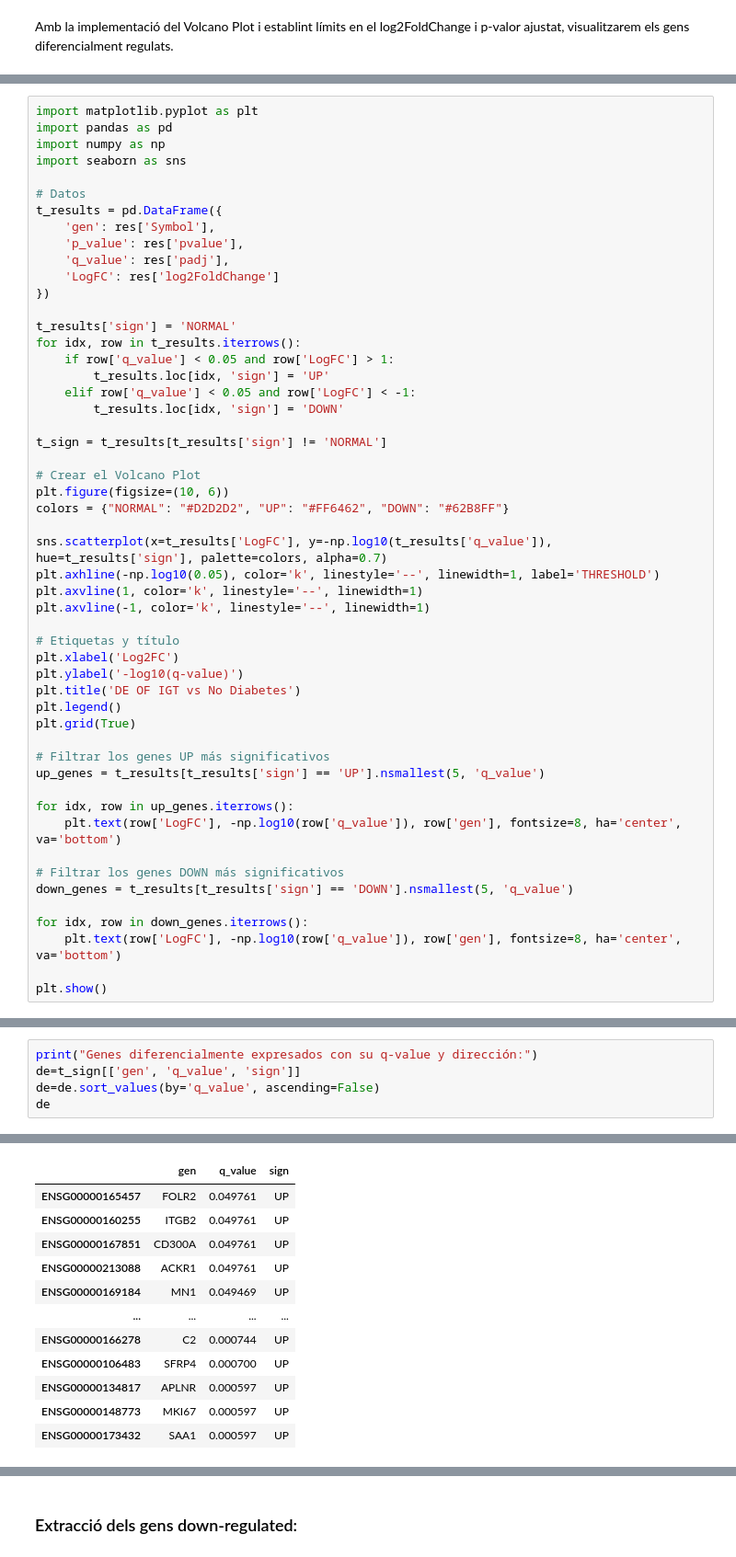
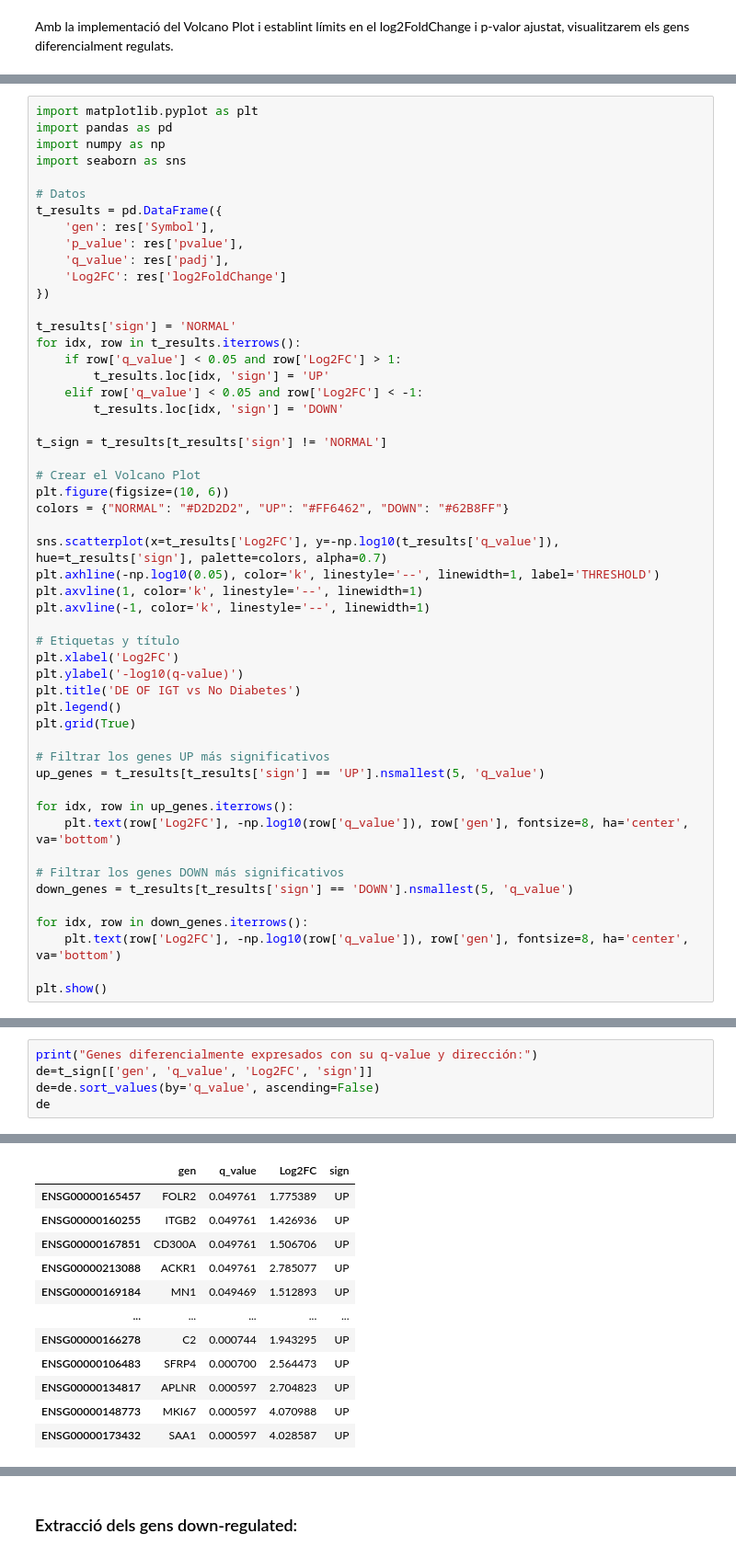
Before and after one commit to NoeGrageraJimenez/TFG, a Jupyter notebook: TFG_Study/Transcriptòmic_study/DEG IGT vs ND.ipynb, the cells around one changed output, grey strips where cells are left out. Shown at 92% size. Saved outputs shown, nothing was run; the diff lists cells and outputs as text.

```diff
--- a/TFG_Study/Transcriptòmic_study/DEG IGT vs ND.ipynb
+++ b/TFG_Study/Transcriptòmic_study/DEG IGT vs ND.ipynb
@@ -631,14 +628,14 @@ t_results = pd.DataFrame({
     'gen': res['Symbol'],
     'p_value': res['pvalue'],
     'q_value': res['padj'],
-    'LogFC': res['log2FoldChange']
+    'Log2FC': res['log2FoldChange']
 })
 
 t_results['sign'] = 'NORMAL'
 for idx, row in t_results.iterrows():
-    if row['q_value'] < 0.05 and row['LogFC'] > 1:
+    if row['q_value'] < 0.05 and row['Log2FC'] > 1:
         t_results.loc[idx, 'sign'] = 'UP'
-    elif row['q_value'] < 0.05 and row['LogFC'] < -1:
+    elif row['q_value'] < 0.05 and row['Log2FC'] < -1:
         t_results.loc[idx, 'sign'] = 'DOWN'
 
 t_sign = t_results[t_results['sign'] != 'NORMAL']
@@ -647,7 +644,7 @@ t_sign = t_results[t_results['sign'] != 'NORMAL']
 plt.figure(figsize=(10, 6))
 colors = {"NORMAL": "#D2D2D2", "UP": "#FF6462", "DOWN": "#62B8FF"}
 
-sns.scatterplot(x=t_results['LogFC'], y=-np.log10(t_results['q_value']), hue=t_results['sign'], palette=colors, alpha=0.7)
+sns.scatterplot(x=t_results['Log2FC'], y=-np.log10(t_results['q_value']), hue=t_results['sign'], palette=colors, alpha=0.7)
 plt.axhline(-np.log10(0.05), color='k', linestyle='--', linewidth=1, label='THRESHOLD')
 plt.axvline(1, color='k', linestyle='--', linewidth=1)
 plt.axvline(-1, color='k', linestyle='--', linewidth=1)
@@ -663,13 +660,13 @@ plt.grid(True)
 up_genes = t_results[t_results['sign'] == 'UP'].nsmallest(5, 'q_value')
 
 for idx, row in up_genes.iterrows():
-    plt.text(row['LogFC'], -np.log10(row['q_value']), row['gen'], fontsize=8, ha='center', va='bottom')
+    plt.text(row['Log2FC'], -np.log10(row['q_value']), row['gen'], fontsize=8, ha='center', va='bottom')
 
 # Filtrar los genes DOWN más significativos
 down_genes = t_results[t_results['sign'] == 'DOWN'].nsmallest(5, 'q_value')
 
 for idx, row in down_genes.iterrows():
-    plt.text(row['LogFC'], -np.log10(row['q_value']), row['gen'], fontsize=8, ha='center', va='bottom')
+    plt.text(row['Log2FC'], -np.log10(row['q_value']), row['gen'], fontsize=8, ha='center', va='bottom')
 
 plt.show()
 # %% [output]
@@ -677,19 +676,19 @@ plt.show()
 # %%
 print("Genes diferencialmente expresados con su q-value y dirección:")
-de=t_sign[['gen', 'q_value', 'sign']]
+de=t_sign[['gen', 'q_value', 'Log2FC', 'sign']]
 de=de.sort_values(by='q_value', ascending=False)
 de
 # %% [output]
 Genes diferencialmente expresados con su q-value y dirección:
-|  | gen | q_value | sign |
-| ENSG00000165457 | FOLR2 | 0.049761 | UP |
-| ENSG00000160255 | ITGB2 | 0.049761 | UP |
-| ENSG00000167851 | CD300A | 0.049761 | UP |
-| ENSG00000213088 | ACKR1 | 0.049761 | UP |
-| ENSG00000169184 | MN1 | 0.049469 | UP |
-| ... | ... | ... | ... |
-| ENSG00000166278 | C2 | 0.000744 | UP |
-| ENSG00000106483 | SFRP4 | 0.000700 | UP |
-| ENSG00000134817 | APLNR | 0.000597 | UP |
-| ENSG00000148773 | MKI67 | 0.000597 | UP |
-| ENSG00000173432 | SAA1 | 0.000597 | UP |
+|  | gen | q_value | Log2FC | sign |
+| ENSG00000165457 | FOLR2 | 0.049761 | 1.775389 | UP |
+| ENSG00000160255 | ITGB2 | 0.049761 | 1.426936 | UP |
+| ENSG00000167851 | CD300A | 0.049761 | 1.506706 | UP |
+| ENSG00000213088 | ACKR1 | 0.049761 | 2.785077 | UP |
+| ENSG00000169184 | MN1 | 0.049469 | 1.512893 | UP |
+| ... | ... | ... | ... | ... |
+| ENSG00000166278 | C2 | 0.000744 | 1.943295 | UP |
+| ENSG00000106483 | SFRP4 | 0.000700 | 2.564473 | UP |
+| ENSG00000134817 | APLNR | 0.000597 | 2.704823 | UP |
+| ENSG00000148773 | MKI67 | 0.000597 | 4.070988 | UP |
+| ENSG00000173432 | SAA1 | 0.000597 | 4.028587 | UP |
```
Also changed, not shown: parts of 9 cells of this notebook, 5 other files.
